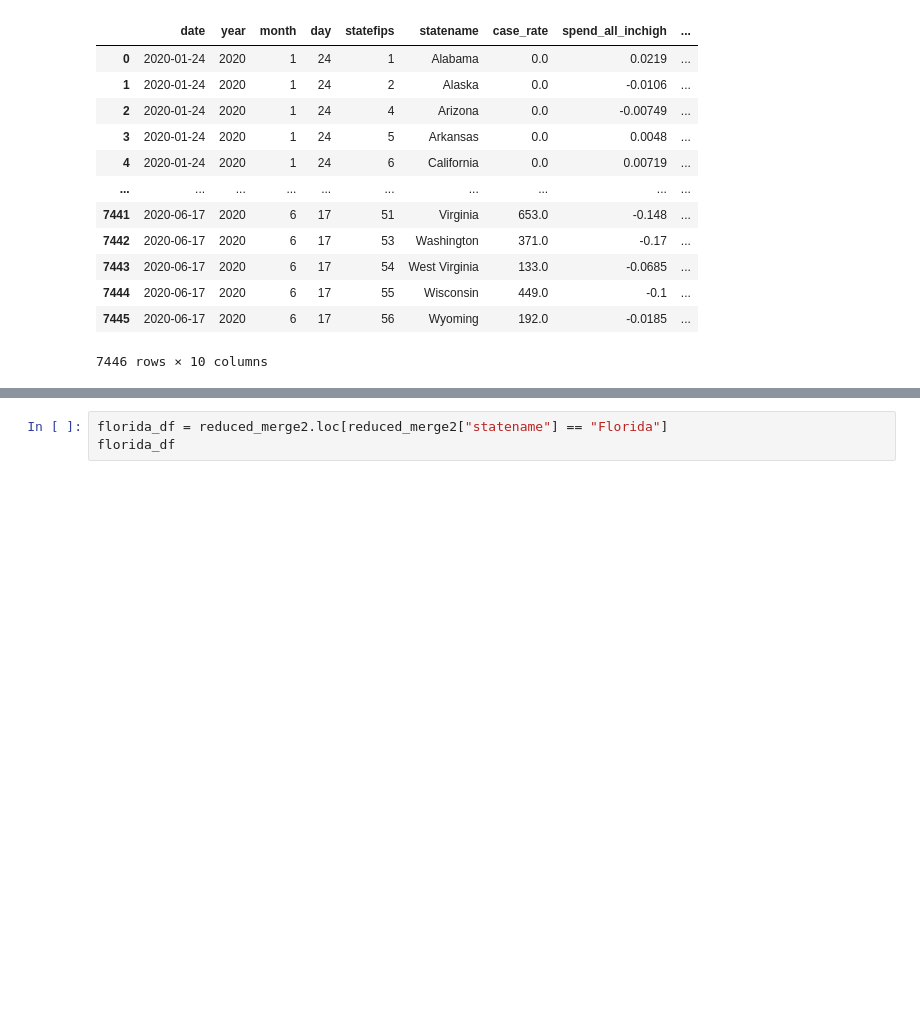
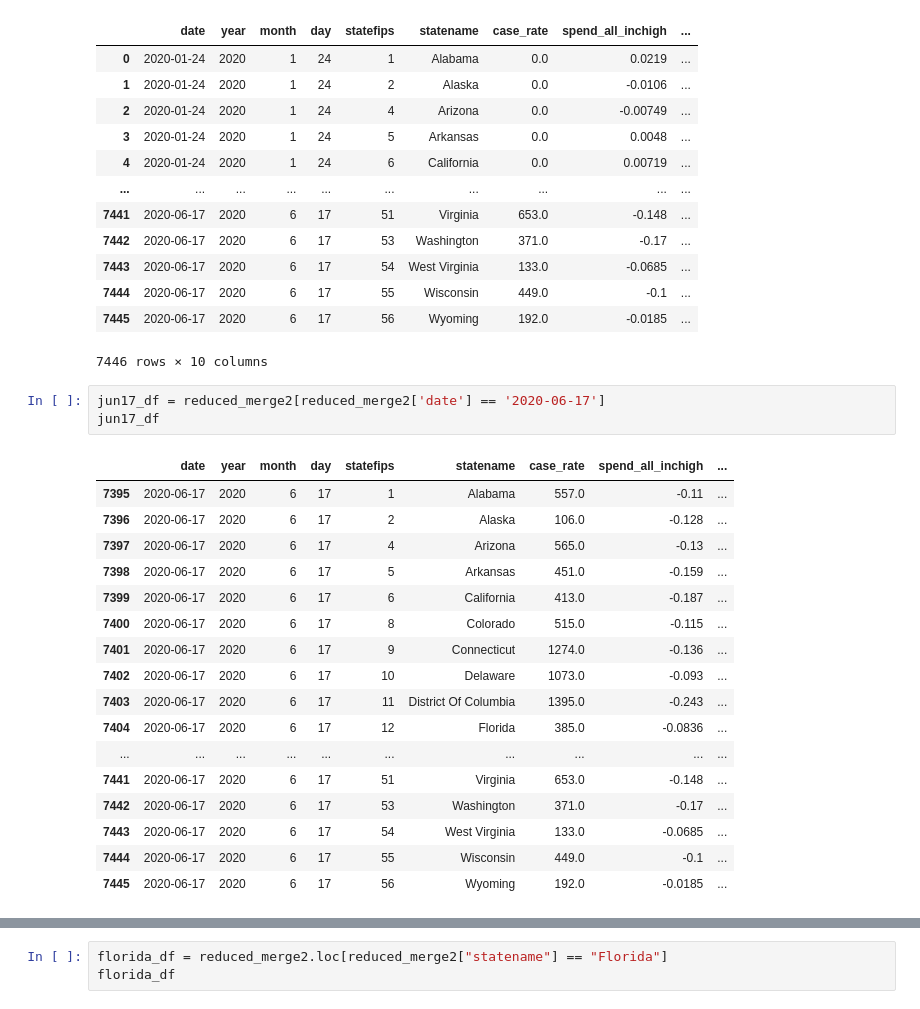
Before and after one commit to Starlinf/Project1, a Jupyter notebook: Project1_Q3.ipynb, the cells around one changed output, grey strips where cells are left out. Cells and saved outputs as stored; diff of their text form; blank space fills up the shorter version.

```diff
--- a/Project1_Q3.ipynb
+++ b/Project1_Q3.ipynb
@@ -214,3 +214,24 @@ reduced_merge2
 | 7444 | 2020-06-17 | 2020 | 6 | 17 | 55 | Wisconsin | 449.0 | -0.1 | ... |
 | 7445 | 2020-06-17 | 2020 | 6 | 17 | 56 | Wyoming | 192.0 | -0.0185 | ... |
 7446 rows × 10 columns
+# %%
+jun17_df = reduced_merge2[reduced_merge2['date'] == '2020-06-17']
+jun17_df
+# %% [output]
+|  | date | year | month | day | statefips | statename | case_rate | spend_all_inchigh | ... |
+| 7395 | 2020-06-17 | 2020 | 6 | 17 | 1 | Alabama | 557.0 | -0.11 | ... |
+| 7396 | 2020-06-17 | 2020 | 6 | 17 | 2 | Alaska | 106.0 | -0.128 | ... |
+| 7397 | 2020-06-17 | 2020 | 6 | 17 | 4 | Arizona | 565.0 | -0.13 | ... |
+| 7398 | 2020-06-17 | 2020 | 6 | 17 | 5 | Arkansas | 451.0 | -0.159 | ... |
+| 7399 | 2020-06-17 | 2020 | 6 | 17 | 6 | California | 413.0 | -0.187 | ... |
+| 7400 | 2020-06-17 | 2020 | 6 | 17 | 8 | Colorado | 515.0 | -0.115 | ... |
+| 7401 | 2020-06-17 | 2020 | 6 | 17 | 9 | Connecticut | 1274.0 | -0.136 | ... |
+| 7402 | 2020-06-17 | 2020 | 6 | 17 | 10 | Delaware | 1073.0 | -0.093 | ... |
+| 7403 | 2020-06-17 | 2020 | 6 | 17 | 11 | District Of Columbia | 1395.0 | -0.243 | ... |
+| 7404 | 2020-06-17 | 2020 | 6 | 17 | 12 | Florida | 385.0 | -0.0836 | ... |
+| ... | ... | ... | ... | ... | ... | ... | ... | ... | ... |
+| 7441 | 2020-06-17 | 2020 | 6 | 17 | 51 | Virginia | 653.0 | -0.148 | ... |
+| 7442 | 2020-06-17 | 2020 | 6 | 17 | 53 | Washington | 371.0 | -0.17 | ... |
+| 7443 | 2020-06-17 | 2020 | 6 | 17 | 54 | West Virginia | 133.0 | -0.0685 | ... |
+| 7444 | 2020-06-17 | 2020 | 6 | 17 | 55 | Wisconsin | 449.0 | -0.1 | ... |
+| 7445 | 2020-06-17 | 2020 | 6 | 17 | 56 | Wyoming | 192.0 | -0.0185 | ... |
```
Also changed, not shown: parts of 2 cells of this notebook.
